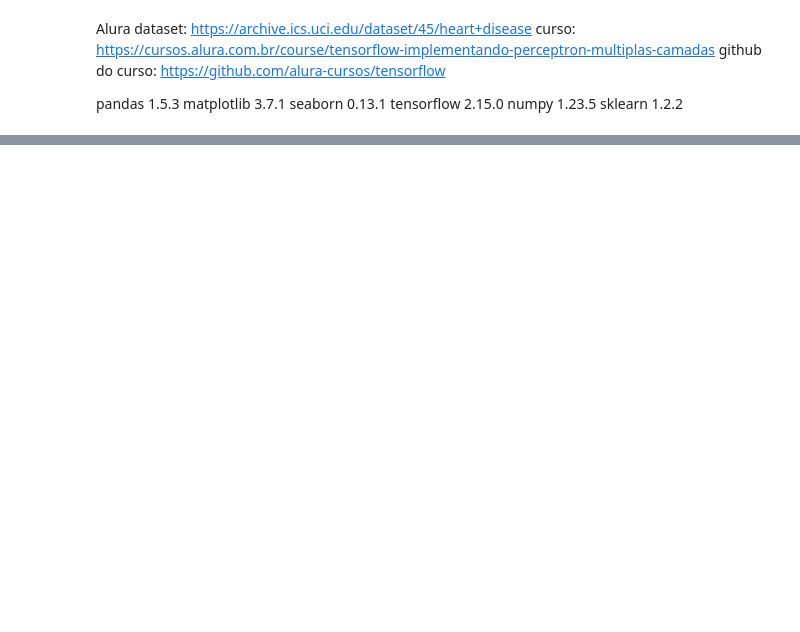
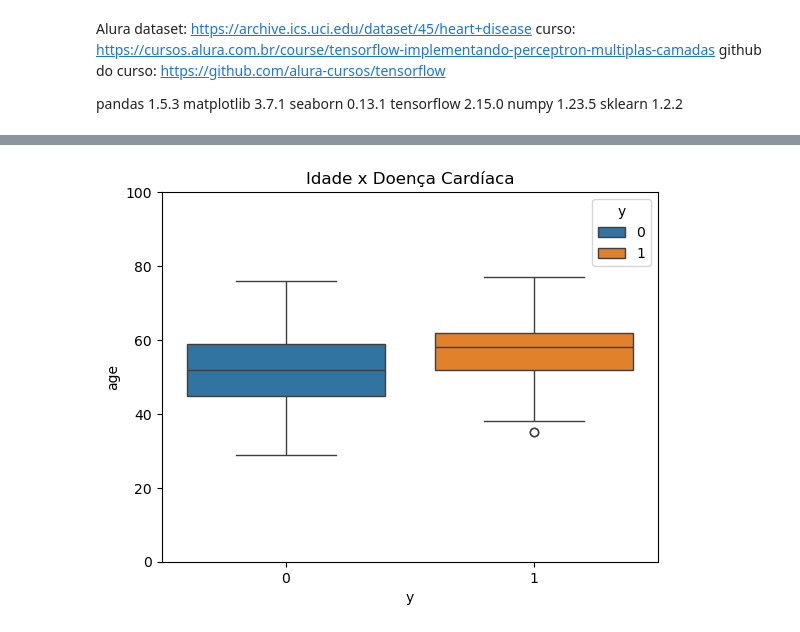
Before and after one commit to kaiomudkt/tensorflow, a Jupyter notebook: doenca_cardiaca.ipynb, the cells around one changed output, grey strips where cells are left out. Drawn from its saved outputs; the diff is of its cells as text; code cells hidden in the pictures; blank space fills up the shorter version.

Commit message:
Exploração de Dados (Data Exploration)

```diff
--- a/doenca_cardiaca.ipynb
+++ b/doenca_cardiaca.ipynb
@@ -40,0 +56,4 @@ Variáveis disponíveis no dataset de doenças cardíacas da UCI:
+# %%
+X = doenca_cardiaca.data.features
+X = X[['age', 'chol', 'cp']]
+X.head()
@@ -40,0 +67,3 @@ Variáveis disponíveis no dataset de doenças cardíacas da UCI:
+# %%
+target = doenca_cardiaca.data.targets
+target.head()
@@ -40,0 +81,6 @@ Variáveis disponíveis no dataset de doenças cardíacas da UCI:
+# %%
+def tem_doenca(target):
+    # valores acima de 0, é que tem doença
+    return target > 0
+target = tem_doenca(target) * 1
+target.head()
@@ -40,0 +94,4 @@ Variáveis disponíveis no dataset de doenças cardíacas da UCI:
+# %%
+df = X.copy()
+df['y'] = target
+df.head()
@@ -40,0 +108,7 @@ Variáveis disponíveis no dataset de doenças cardíacas da UCI:
+# %%
+sns.boxplot(x='y', y='age', hue='y', data=df)
+plt.title('Idade x Doença Cardíaca')
+plt.ylim(0, 100)
+plt.show()
+# %% [output]
+[figure, added]
```
Also changed, not shown: parts of 15 cells of this notebook.
